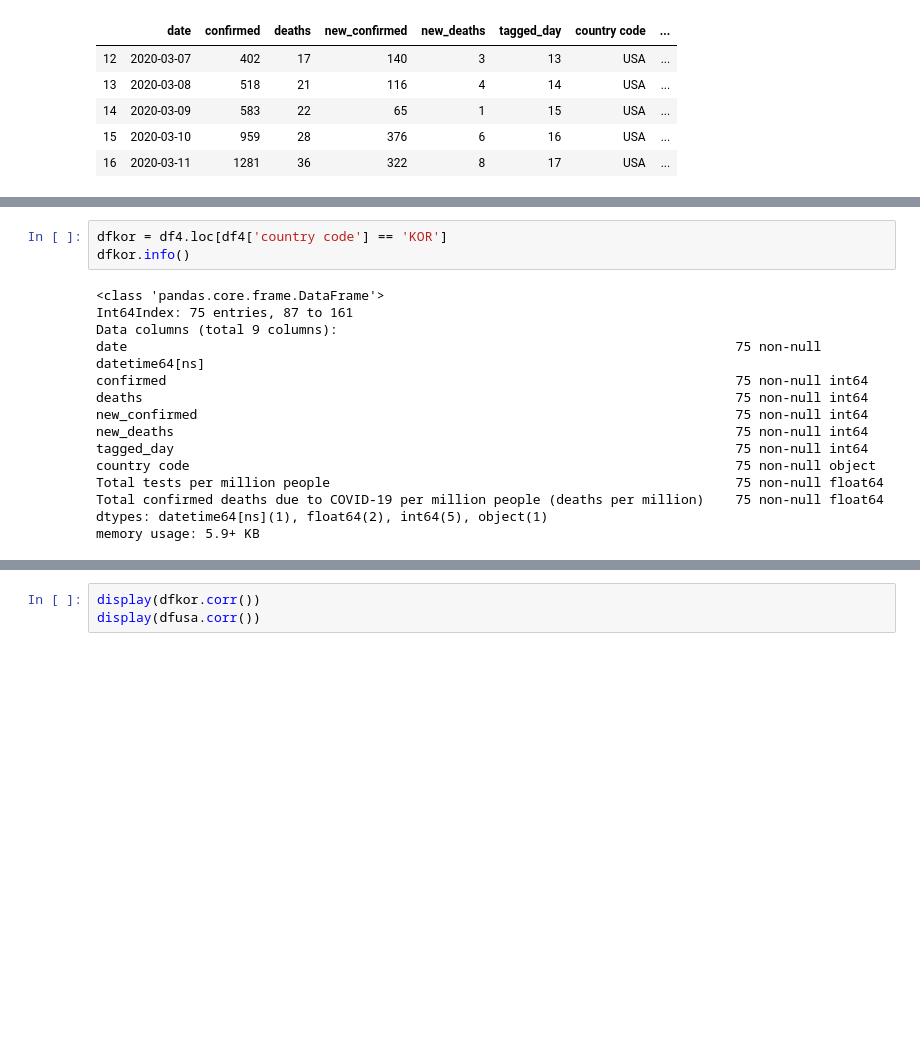
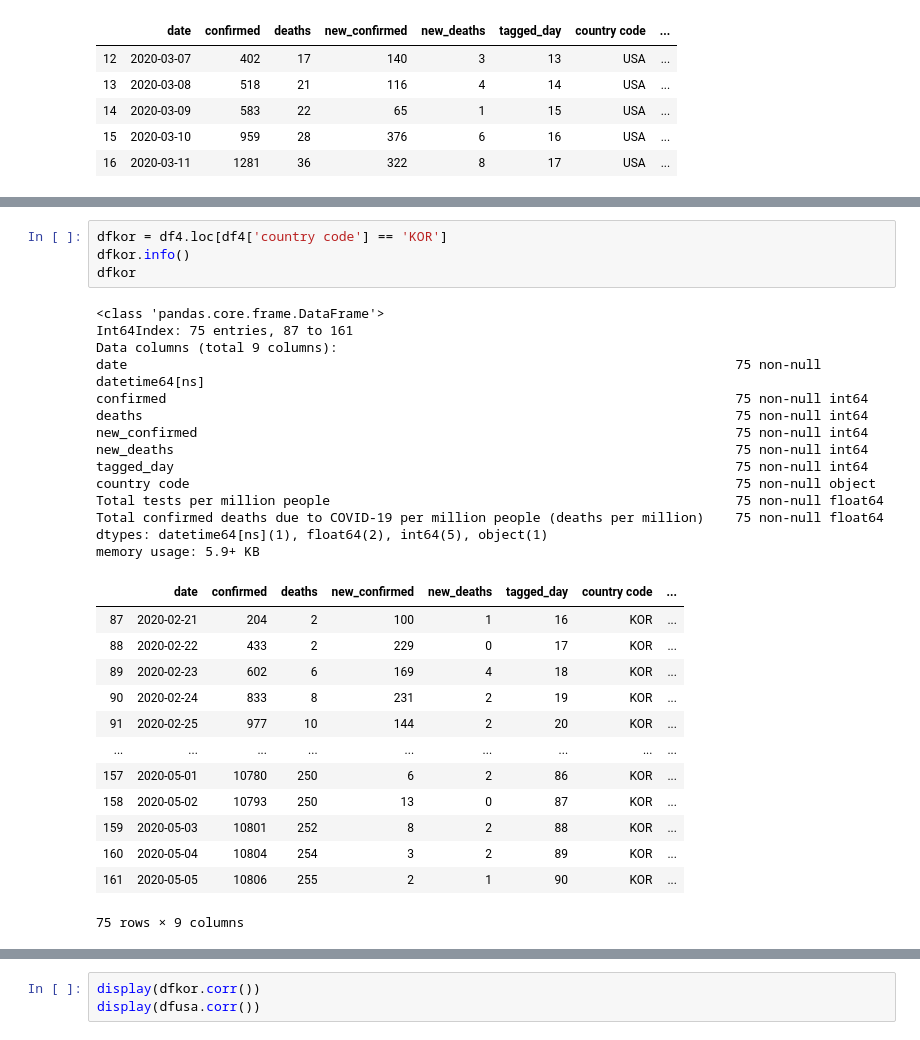
Before and after one commit to kd91/Modeling-of-COVID-19-testing-deaths, a Jupyter notebook: covid_19_EDA_logReg.ipynb, the cells around one changed output, grey strips where cells are left out. Drawn from its saved outputs; the diff is of its cells as text; blank space fills up the shorter version.

```diff
--- a/covid_19_EDA_logReg.ipynb
+++ b/covid_19_EDA_logReg.ipynb
@@ -351,18 +366,32 @@ dfusa
 # %%
 dfkor = df4.loc[df4['country code'] == 'KOR']
 dfkor.info()
+dfkor
 # %% [output]
 <class 'pandas.core.frame.DataFrame'>
 Int64Index: 75 entries, 87 to 161
 Data columns (total 9 columns):
 date                                                                              75 non-null datetime64[ns]
 confirmed                                                                         75 non-null int64
 deaths                                                                            75 non-null int64
 new_confirmed                                                                     75 non-null int64
 new_deaths                                                                        75 non-null int64
 tagged_day                                                                        75 non-null int64
 country code                                                                      75 non-null object
 Total tests per million people                                                    75 non-null float64
 Total confirmed deaths due to COVID-19 per million people (deaths per million)    75 non-null float64
 dtypes: datetime64[ns](1), float64(2), int64(5), object(1)
 memory usage: 5.9+ KB
+|  | date | confirmed | deaths | new_confirmed | new_deaths | tagged_day | country code | ... |
+| 87 | 2020-02-21 | 204 | 2 | 100 | 1 | 16 | KOR | ... |
+| 88 | 2020-02-22 | 433 | 2 | 229 | 0 | 17 | KOR | ... |
+| 89 | 2020-02-23 | 602 | 6 | 169 | 4 | 18 | KOR | ... |
+| 90 | 2020-02-24 | 833 | 8 | 231 | 2 | 19 | KOR | ... |
+| 91 | 2020-02-25 | 977 | 10 | 144 | 2 | 20 | KOR | ... |
+| ... | ... | ... | ... | ... | ... | ... | ... | ... |
+| 157 | 2020-05-01 | 10780 | 250 | 6 | 2 | 86 | KOR | ... |
+| 158 | 2020-05-02 | 10793 | 250 | 13 | 0 | 87 | KOR | ... |
+| 159 | 2020-05-03 | 10801 | 252 | 8 | 2 | 88 | KOR | ... |
+| 160 | 2020-05-04 | 10804 | 254 | 3 | 2 | 89 | KOR | ... |
+| 161 | 2020-05-05 | 10806 | 255 | 2 | 1 | 90 | KOR | ... |
+75 rows × 9 columns
```
Also changed, not shown: parts of 31 cells of this notebook.
